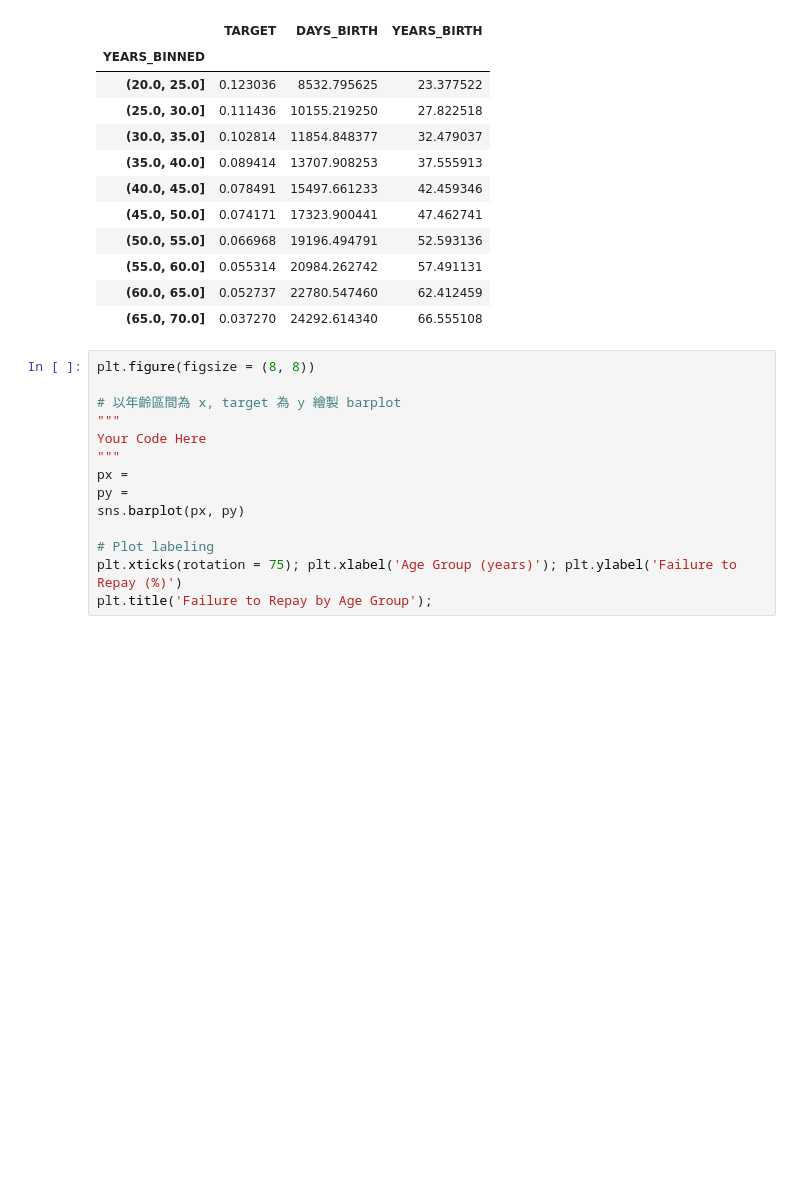
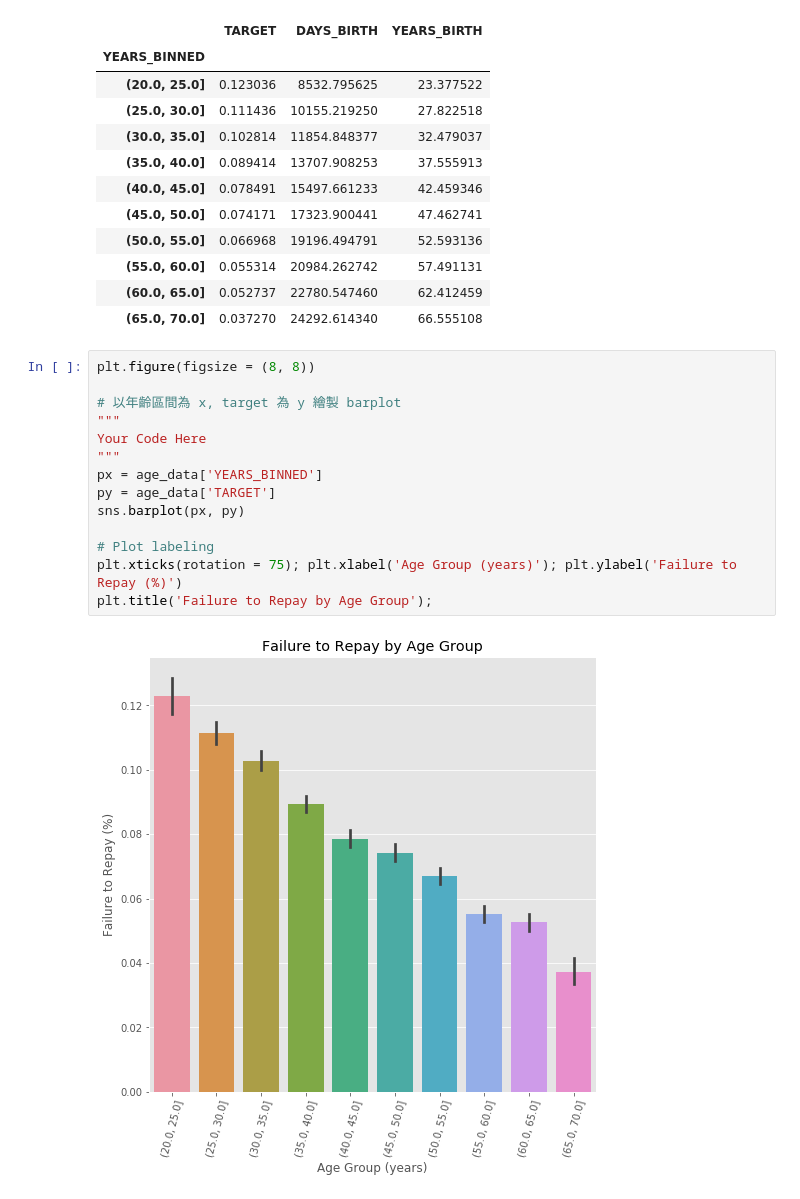
Before and after one commit to blureze/2nd-ML100Days, a Jupyter notebook: homework/Day_011_HW.ipynb, the cells around one changed output. Drawn from its saved outputs; the diff is of its cells as text; blank space fills up the shorter version.

```diff
--- a/homework/Day_011_HW.ipynb
+++ b/homework/Day_011_HW.ipynb
@@ -118,14 +118,16 @@ age_groups
 # %%
 plt.figure(figsize = (8, 8))
 
 # 以年齡區間為 x, target 為 y 繪製 barplot
 """
 Your Code Here
 """
-px =
-py =
+px = age_data['YEARS_BINNED']
+py = age_data['TARGET']
 sns.barplot(px, py)
 
 # Plot labeling
 plt.xticks(rotation = 75); plt.xlabel('Age Group (years)'); plt.ylabel('Failure to Repay (%)')
 plt.title('Failure to Repay by Age Group');
+# %% [output]
+[figure, added]
```
